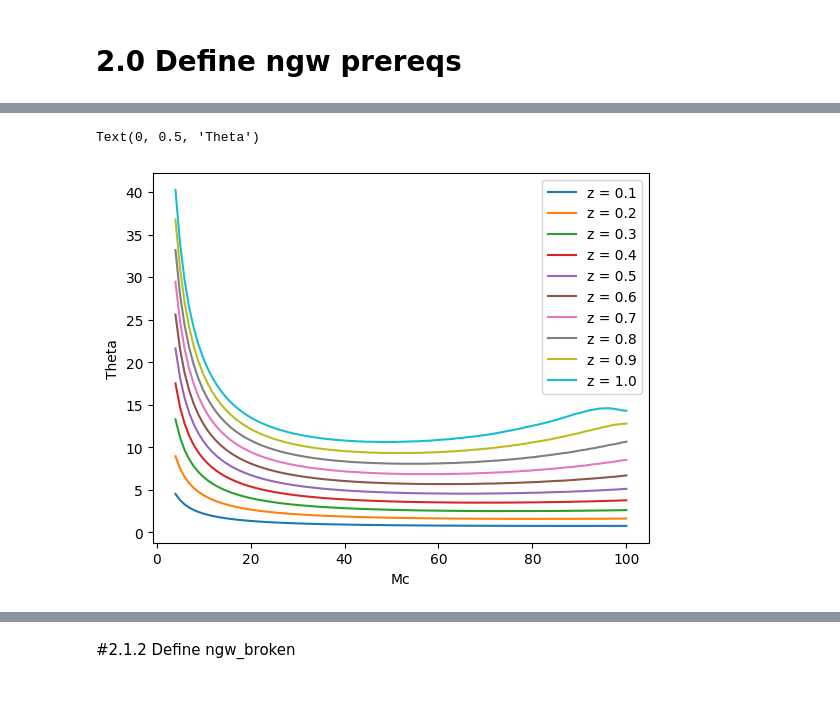
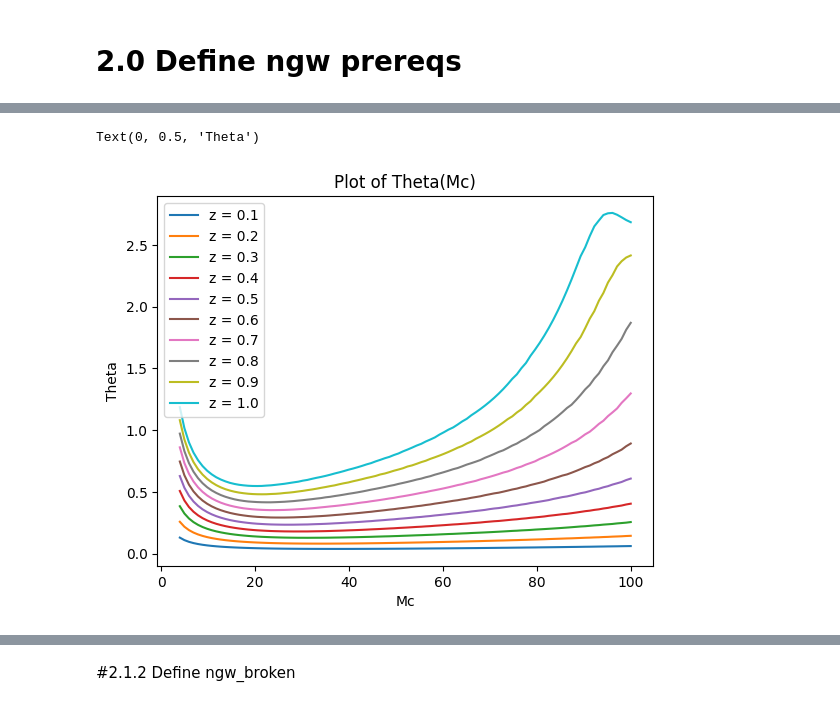
Before and after one commit to jerowen/mag_figures, a Jupyter notebook: Magnification_figures.ipynb, the cells around one changed output, grey strips where cells are left out. Drawn from its saved outputs; the diff is of its cells as text; code cells hidden in the pictures.

```diff
--- a/Magnification_figures.ipynb
+++ b/Magnification_figures.ipynb
@@ -527,12 +518,12 @@ def Rgw(z):
   rval = r0*(1+z)**(2.7)/(1+((1+z)/(2.9))**(5.6))
   return rval
 # %%
-def intI(z,Mc,strain):
+def intI(z,Mc,strain): #For Mc
   #cut noise data into pieces
   flist = strain[0:,0]
   farr = np.ones((len(Mc),len(flist)))*flist #make frequency data into 2d array
 
-  noise = strain[0:,1]#**2 #do not square according to dimensions
+  noise = strain[0:,1]**2. #square according to dimensions
   narr = np.ones((len(Mc),len(noise)))*noise #copy noise into 2d array
 
   fmax = 4397/((1+z)*2**(6/5)*Mc) #M = 2^6/5 * Mc
@@ -544,7 +535,7 @@ def intI(z,Mc,strain):
   psd[farr>fmax] = 0 #set all values larger than fmax to zero to exclude from integral
 
   dfarr = np.diff(farr,axis=1) #calculate multidimensional array of df
-  dfarr[dfarr<0] = 0 #get rid off the cutoff jump being large potentially
+  #dfarr[dfarr<0] = 0 #get rid off the cutoff jump being large potentially
 
   summand = ffunc*psd #define the function to integrate over
   res = np.sum((summand[:,1:]+summand[:,:-1])/2*dfarr,axis=1) #trapezoid rule integral (might go wrong at the edges)
@@ -552,7 +574,17 @@ def intI(z,Mc,strain):
+# %%
+n1,n2,n3 = (5,3,5)
+x = np.ones((n1,n2,n3)) #np.ones((n arrays, rows array, colums arrays))
+y = np.ones((n2,n3))*2
+z = np.linspace(1,3,3)
+
+q = np.array([1,2,3])
+q = q[:,np.newaxis]
+print((x*y)**2)
+print(y*q)
 # %%
 def Dlum(z): #works with individual z, not with lists
-  c   = 1 #SOL in natural units?
-  H0  = 70#Hubble constant value
+  c   = 3*10**5. #SOL in natural units? km/s
+  H0  = 70*10**(3.)#Hubble constant value in km/s/Gpc
   Ode = 0.714 #Omega DE
   Om  = 0.286 #Omega matter
   part1 = c*(1+z)/H0 #"Prefactor"
@@ -567,8 +599,13 @@ def Dlum(z): #works with individual z, not with lists
   return tot
 # %%
 def rho0(z,Mc,strain):
-  part1 = np.sqrt(5/(96*np.pi**(4/3))) #prefactor
-  part2 = (((1+z)*Mc)**(5/6))/Dlum(z)
+  gcf = (1.99*10**30.)**(2./3.)/(3.085*10**(25.)) #conversion of G to Gpc^3 Msol^-1 yr^-2
+  gval = 6.67*10**(-11.) #value of G in si units
+  cval = 3*10**8. #Value of SOL in m/s
+  R = gval/cval**2.
+  T = gval/cval**3.
+  part1 = np.sqrt(5/(96*np.pi**(4./3.))) #prefactor
+  part2 = (((1+z)*Mc)**(5./6.))/Dlum(z)
   part3 = np.sqrt(intI(z,Mc,strain))
-  rho0val = part1*part2*part3
+  rho0val = gcf*R*(T**(-1./3.))*part1*part2*part3
   return rho0val
@@ -575,15 +643,16 @@ def rho0(z,Mc,strain):
 # %%
 zlist = np.linspace(0.1,1,10)
 Mclist = np.linspace(4,100,100)
 strain = np.loadtxt('https://dcc.ligo.org/public/0149/T1800044/005/aLIGODesign.txt')
 for zval in zlist:
   r0 = rho0(zval,Mclist,strain)
   theta = 5/r0
-  plt.plot(Mclist,theta*10**13,label = 'z = %s'%(round(zval,1)))
+  plt.plot(Mclist,theta,label = 'z = %s'%(round(zval,1)))
 
-plt.legend()
+plt.legend(loc= 'upper left')
+plt.title('Plot of Theta(Mc)')
 plt.xlabel('Mc')
 plt.ylabel('Theta')
 # %% [output]
 Text(0, 0.5, 'Theta')
-[figure, old version]
+[figure, new version]
```
Also changed, not shown: parts of 12 cells of this notebook.
